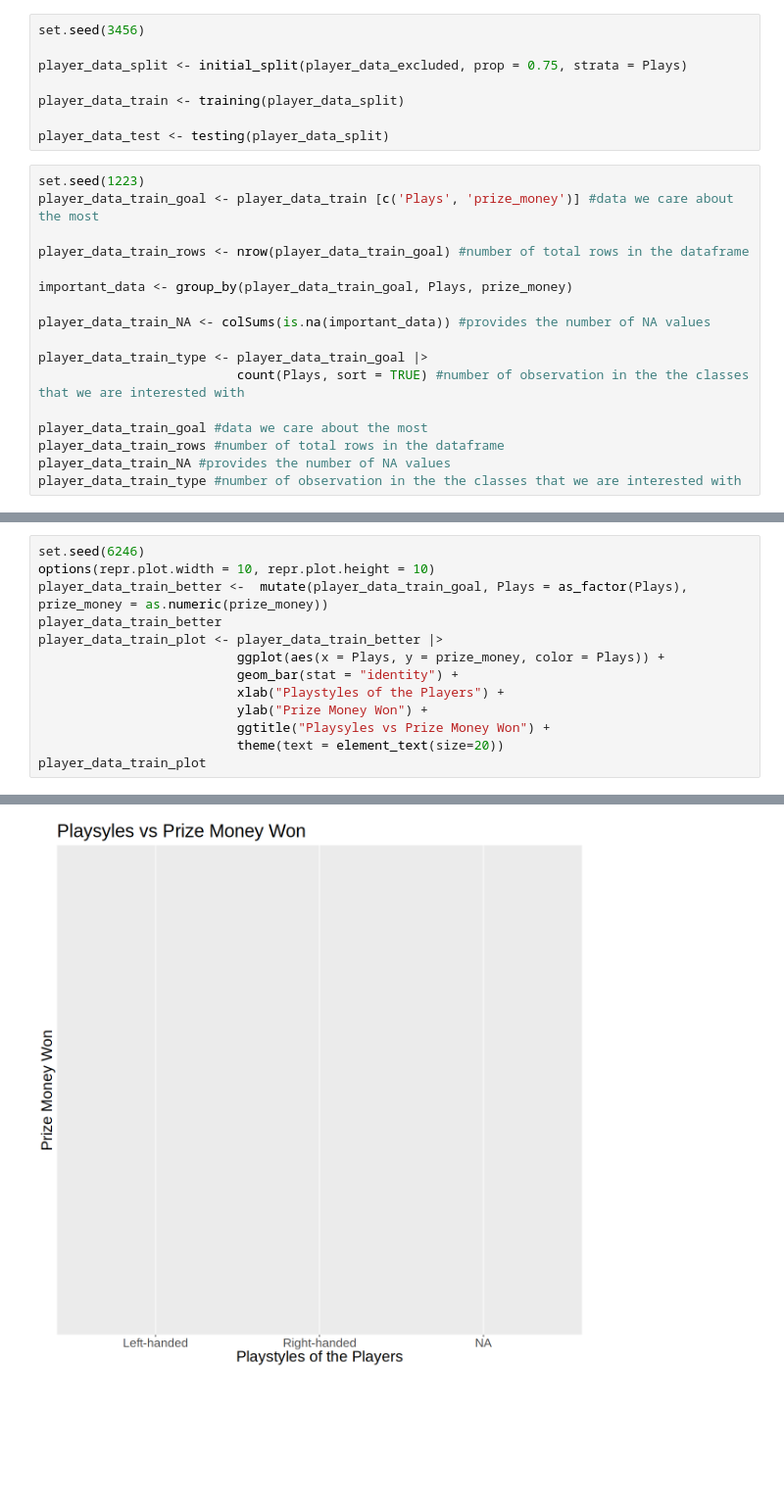
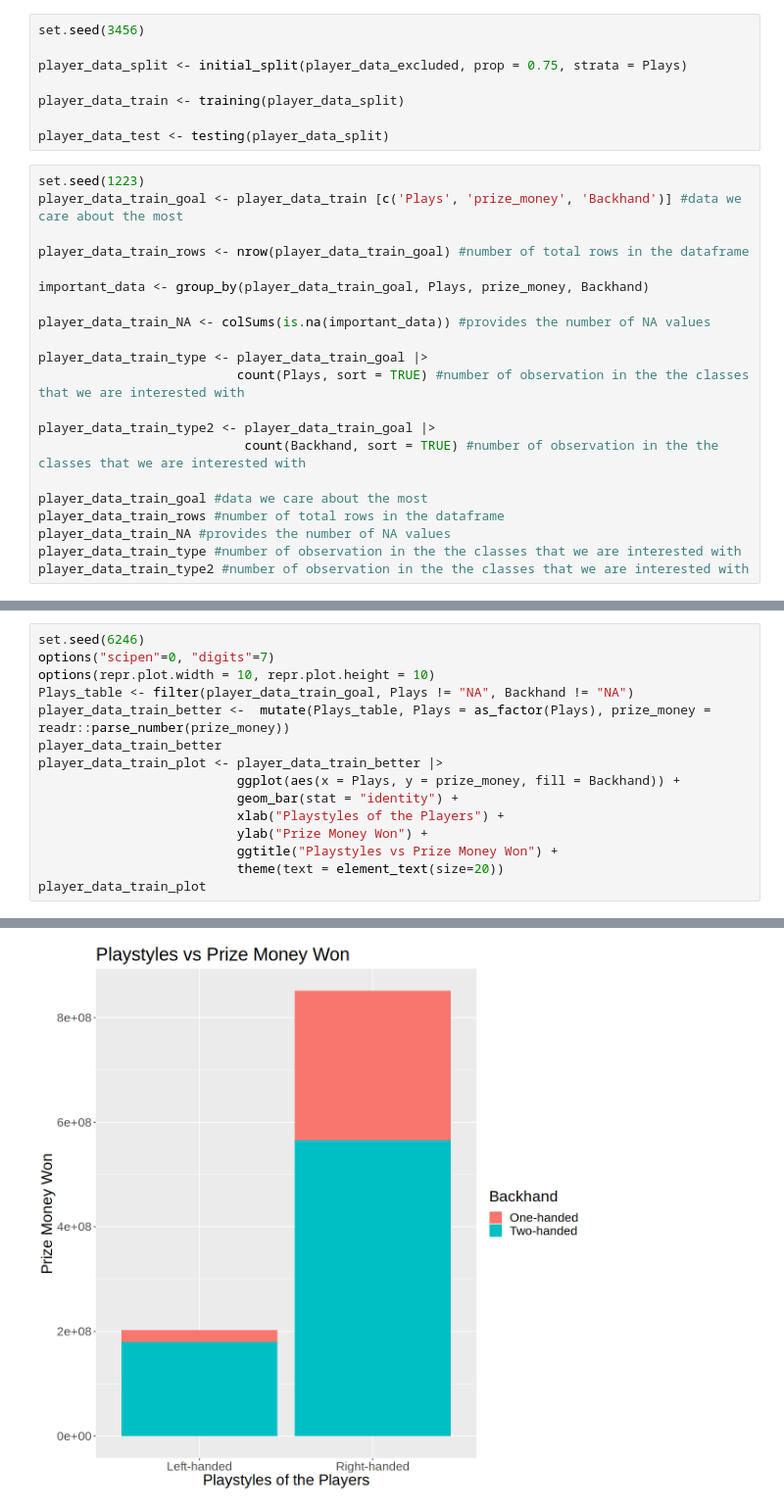
Before and after one commit to PoloName/Project_Player_Stats, a Jupyter notebook: Project_intro.ipynb, the cells around one changed output, grey strips where cells are left out. Shown at 98% size. Drawn from its saved outputs; the diff is of its cells as text; blank space fills up the shorter version.

```diff
--- a/Project_intro.ipynb
+++ b/Project_intro.ipynb
@@ -63,19 +63,23 @@ player_data_train <- training(player_data_split)
 player_data_test <- testing(player_data_split)
 # %%
 set.seed(1223)
-player_data_train_goal <- player_data_train [c('Plays', 'prize_money')] #data we care about the most
+player_data_train_goal <- player_data_train [c('Plays', 'prize_money', 'Backhand')] #data we care about the most
 
 player_data_train_rows <- nrow(player_data_train_goal) #number of total rows in the dataframe
 
-important_data <- group_by(player_data_train_goal, Plays, prize_money)
+important_data <- group_by(player_data_train_goal, Plays, prize_money, Backhand)
 
 player_data_train_NA <- colSums(is.na(important_data)) #provides the number of NA values
 
 player_data_train_type <- player_data_train_goal |>
                           count(Plays, sort = TRUE) #number of observation in the the classes that we are interested with
 
+player_data_train_type2 <- player_data_train_goal |>
+                           count(Backhand, sort = TRUE) #number of observation in the the classes that we are interested with
+
 player_data_train_goal #data we care about the most
 player_data_train_rows #number of total rows in the dataframe
 player_data_train_NA #provides the number of NA values
 player_data_train_type #number of observation in the the classes that we are interested with
+player_data_train_type2 #number of observation in the the classes that we are interested with
 # %% [output]
@@ -101,14 +111,16 @@ A tibble: 3 × 2
 # %%
 set.seed(6246)
+options("scipen"=0, "digits"=7)
 options(repr.plot.width = 10, repr.plot.height = 10)
-player_data_train_better <-  mutate(player_data_train_goal, Plays = as_factor(Plays), prize_money = as.numeric(prize_money))
+Plays_table <- filter(player_data_train_goal, Plays != "NA", Backhand != "NA")
+player_data_train_better <-  mutate(Plays_table, Plays = as_factor(Plays), prize_money = readr::parse_number(prize_money))
 player_data_train_better
 player_data_train_plot <- player_data_train_better |>
-                          ggplot(aes(x = Plays, y = prize_money, color = Plays)) +
+                          ggplot(aes(x = Plays, y = prize_money, fill = Backhand)) +
                           geom_bar(stat = "identity") +
                           xlab("Playstyles of the Players") +
                           ylab("Prize Money Won") +
-                          ggtitle("Playsyles vs Prize Money Won") +
+                          ggtitle("Playstyles vs Prize Money Won") +
                           theme(text = element_text(size=20))
 player_data_train_plot
 # %% [output]
@@ -132,2 +137,2 @@ Warning message:
-[figure, old version]
+[figure, new version]
 # %% [markdown]
```
Also changed, not shown: parts of 5 cells of this notebook.
